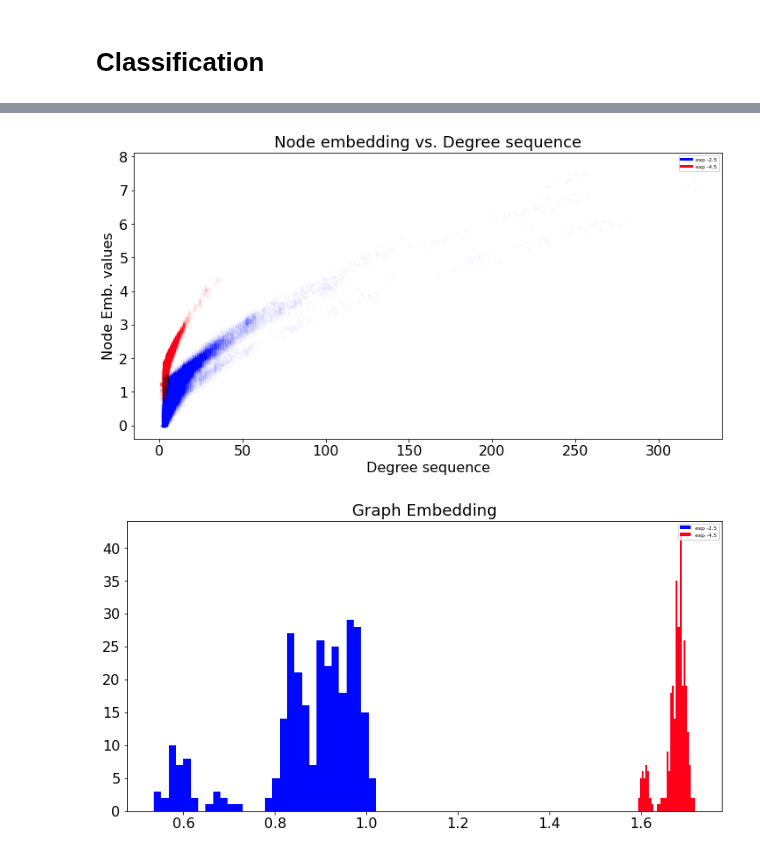
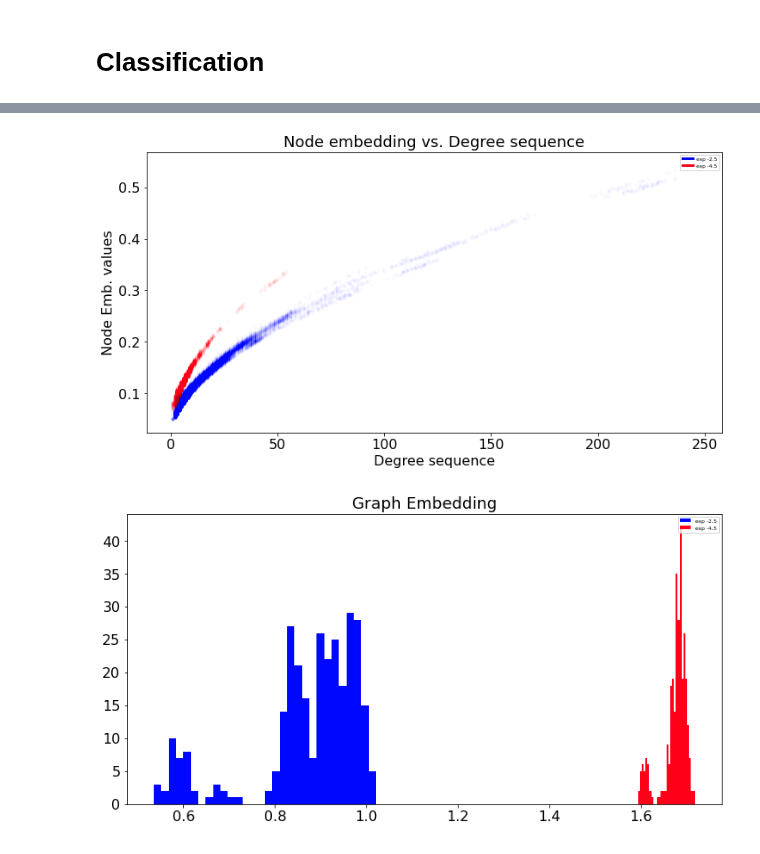
Before and after one commit to dandarm/Embednet, a Jupyter notebook: Embedding_dim.ipynb, the cells around one changed output, grey strips where cells are left out. Saved outputs shown, nothing was run; the diff lists cells and outputs as text; code cells hidden in the pictures.

```diff
--- a/Embedding_dim.ipynb
+++ b/Embedding_dim.ipynb
@@ -669,7 +679,8 @@ plot_data_degree_sequence(xp.trainer.config_class, node_embedding_class.node_emb
 # %%
-scatter_node_emb(node_embedding_class.node_emb_perclass, xp.trainer.config_class, sequential_colors=False, filename=None)
+fname = rootsave / Path("powerlaw/scatter_node_emb_2class_freezed.png")
+scatter_node_emb(node_embedding_class.emb_perclass, xp.trainer.config_class, sequential_colors=False, filename=fname)
 # %% [output]
-[figure, old version]
+[figure, new version]
 # %%
 plot_graph_emb_1D(node_embedding_class.node_emb_perclass, xp.trainer.config_class)
 # %% [output]
```
Also changed, not shown: parts of 12 cells of this notebook, 22 other files.
